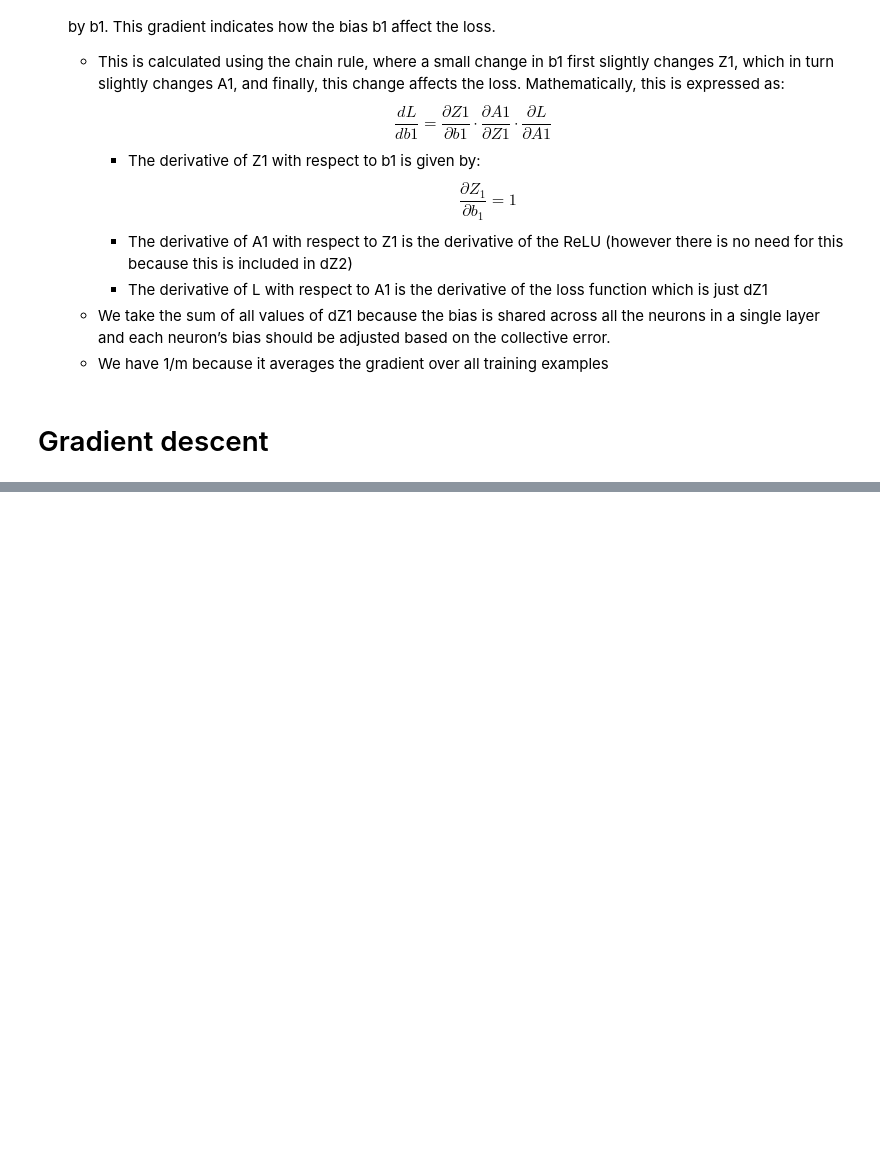
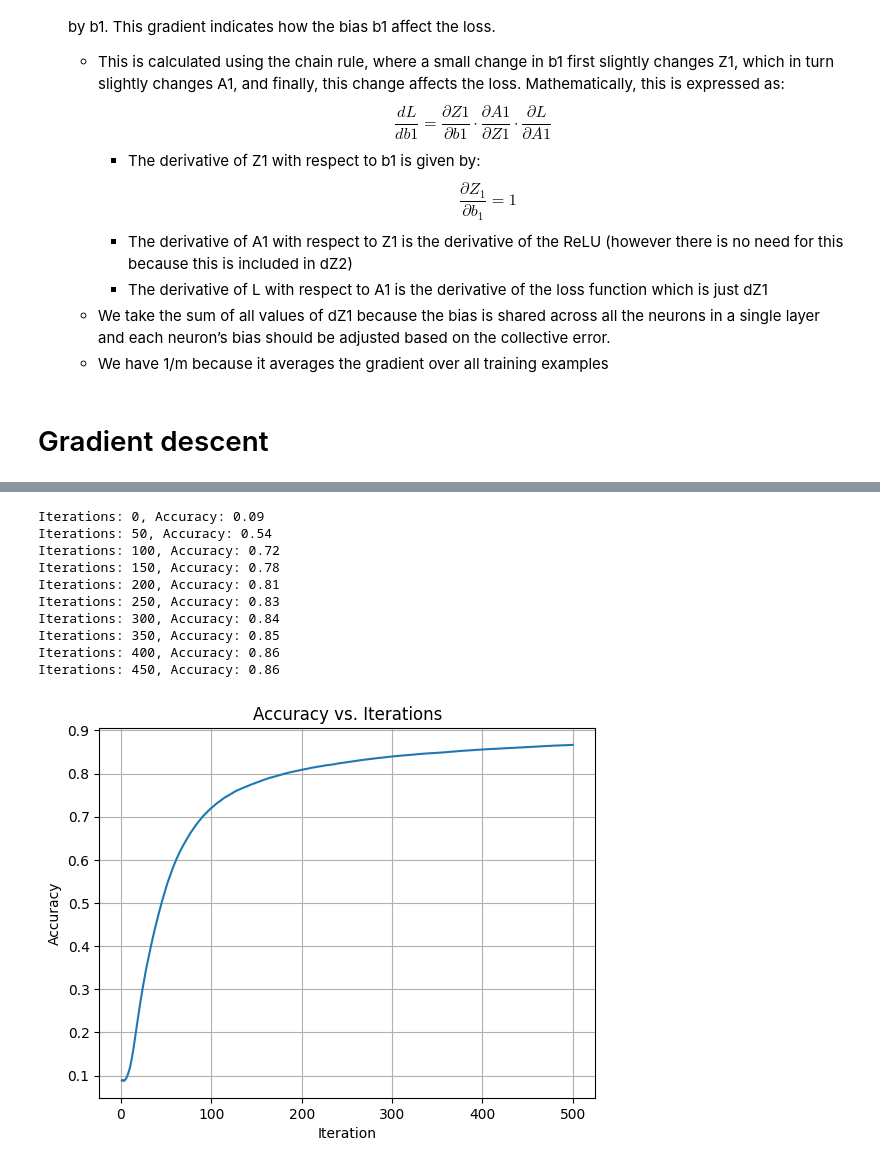
Before and after one commit to abduIbari/MNIST-neuralnetwork, a Jupyter notebook: MNIST.ipynb, the cells around one changed output, grey strips where cells are left out. Drawn from its saved outputs; the diff is of its cells as text; code cells hidden in the pictures; blank space fills up the shorter version.

```diff
--- a/MNIST.ipynb
+++ b/MNIST.ipynb
@@ -236 +234,18 @@ Iterations: 950, Accuracy: 0.83
+# %%
+# Run gradient descent
+W1, W2, b1, b2, accuracies = gradient_descent(X_train, y_train, lr=0.1, iterations=500, activation="sigmoid")
+
+accuracy_graph(accuracies)
+# %% [output]
+Iterations: 0, Accuracy: 0.09
+Iterations: 50, Accuracy: 0.54
+Iterations: 100, Accuracy: 0.72
+Iterations: 150, Accuracy: 0.78
+Iterations: 200, Accuracy: 0.81
+Iterations: 250, Accuracy: 0.83
+Iterations: 300, Accuracy: 0.84
+Iterations: 350, Accuracy: 0.85
+Iterations: 400, Accuracy: 0.86
+Iterations: 450, Accuracy: 0.86
+[figure, added]
 # %%
```
Also changed, not shown: parts of 11 cells of this notebook.
